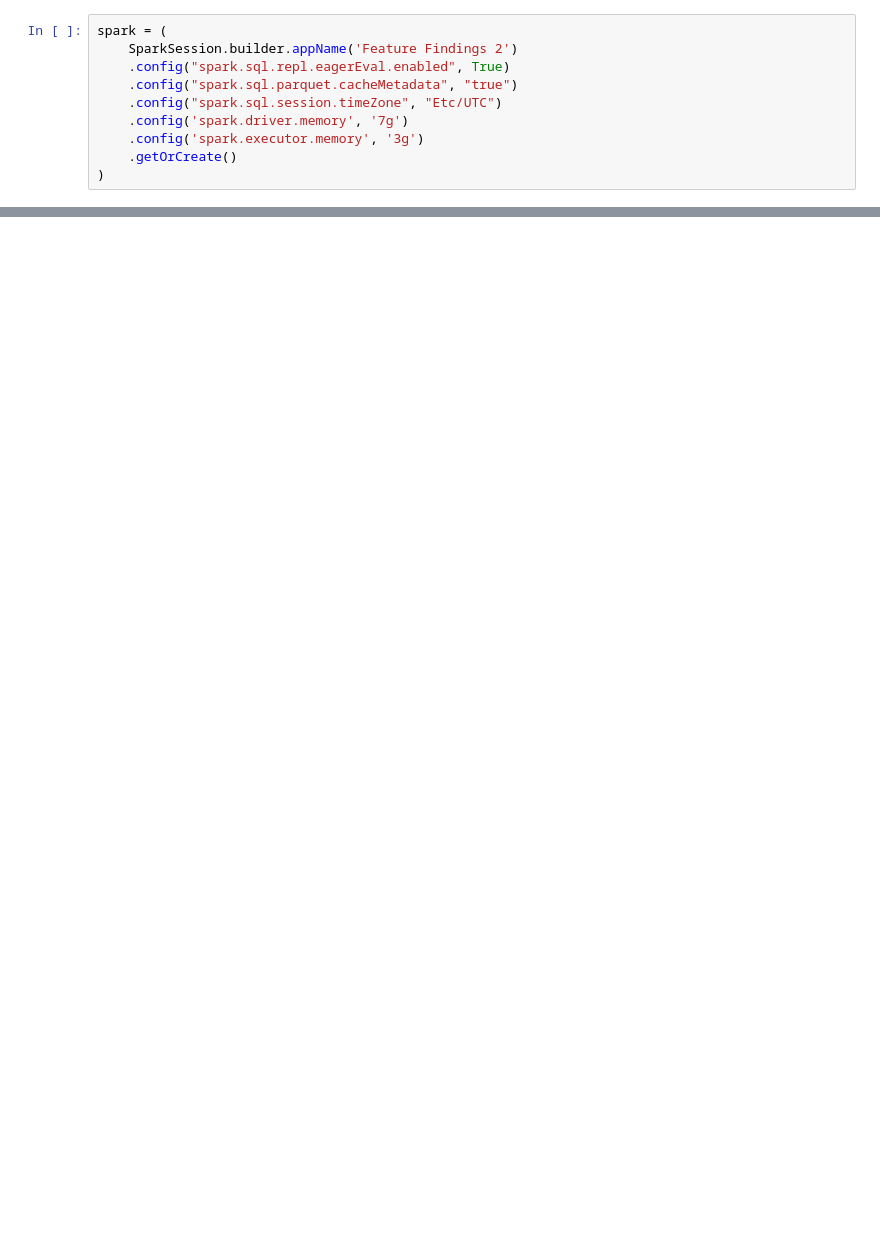
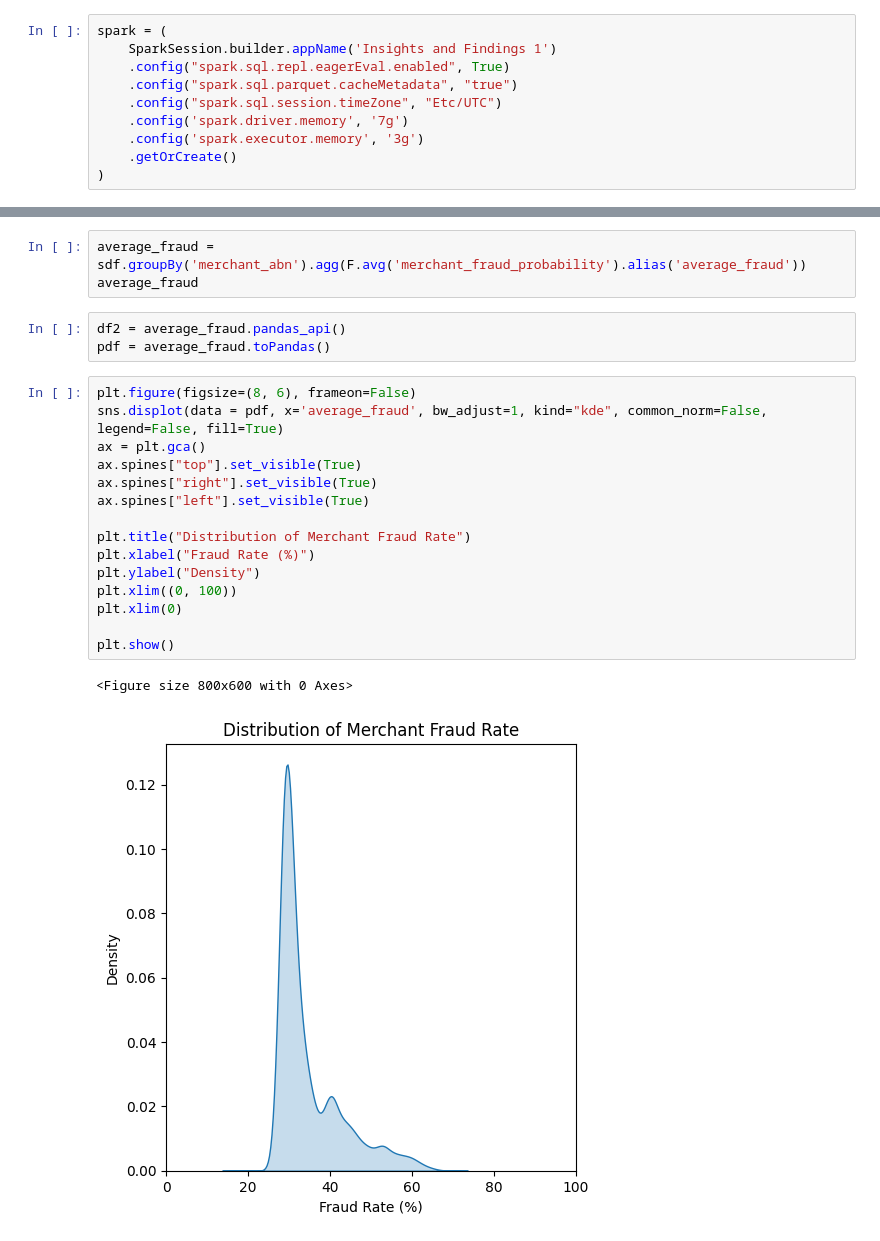
Before and after one commit to MAST30034-AppliedDataScience/project-2-group-buy-now-pay-later-industry-project-30, a Jupyter notebook: notebooks/misc_fraud_findings.ipynb, the cells around one changed output, grey strips where cells are left out. Saved outputs shown, nothing was run; the diff lists cells and outputs as text; blank space fills up the shorter version.

Commit message:
fixed file names

```diff
--- a/notebooks/misc_fraud_findings.ipynb
+++ b/notebooks/misc_fraud_findings.ipynb
@@ -23,6 +24,6 @@ from multiprocessing import Manager
 # %%
 spark = (
-    SparkSession.builder.appName('Feature Findings 2')
+    SparkSession.builder.appName('Insights and Findings 1')
     .config("spark.sql.repl.eagerEval.enabled", True)
     .config("spark.sql.parquet.cacheMetadata", "true")
     .config("spark.sql.session.timeZone", "Etc/UTC")
@@ -341,0 +91,24 @@ If any specific group has a higher fraud rate the model will remove them.
+# %%
+average_fraud = sdf.groupBy('merchant_abn').agg(F.avg('merchant_fraud_probability').alias('average_fraud'))
+average_fraud
+# %%
+df2 = average_fraud.pandas_api()
+pdf = average_fraud.toPandas()
+# %%
+plt.figure(figsize=(8, 6), frameon=False)
+sns.displot(data = pdf, x='average_fraud', bw_adjust=1, kind="kde", common_norm=False, legend=False, fill=True)
+ax = plt.gca()
+ax.spines["top"].set_visible(True)
+ax.spines["right"].set_visible(True)
+ax.spines["left"].set_visible(True)
+
+plt.title("Distribution of Merchant Fraud Rate")
+plt.xlabel("Fraud Rate (%)")
+plt.ylabel("Density")
+plt.xlim((0, 100))
+plt.xlim(0)
+
+plt.show()
+# %% [output]
+<Figure size 800x600 with 0 Axes>
+[figure, added]
```
Also changed, not shown: parts of 69 cells of this notebook.
